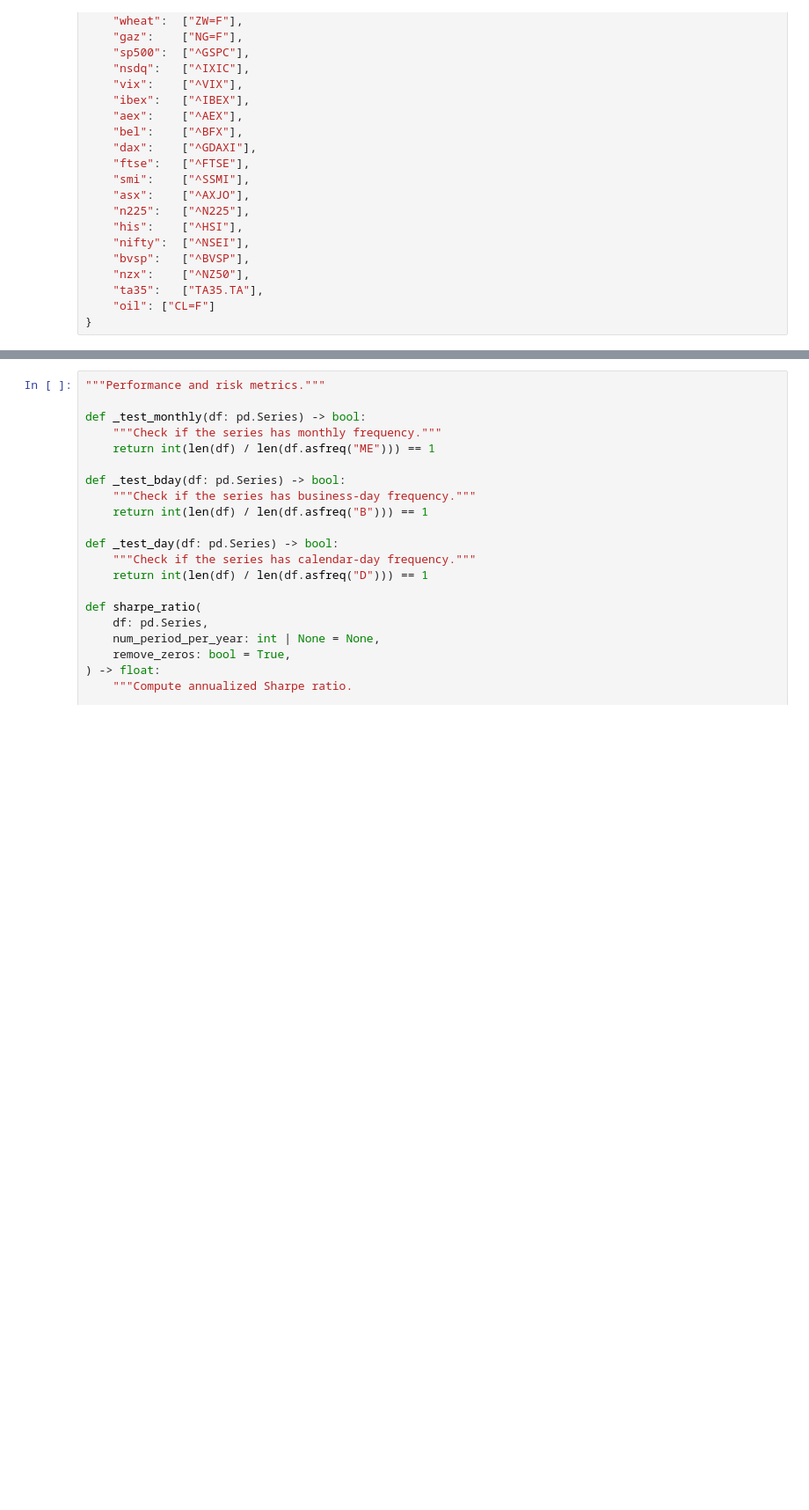
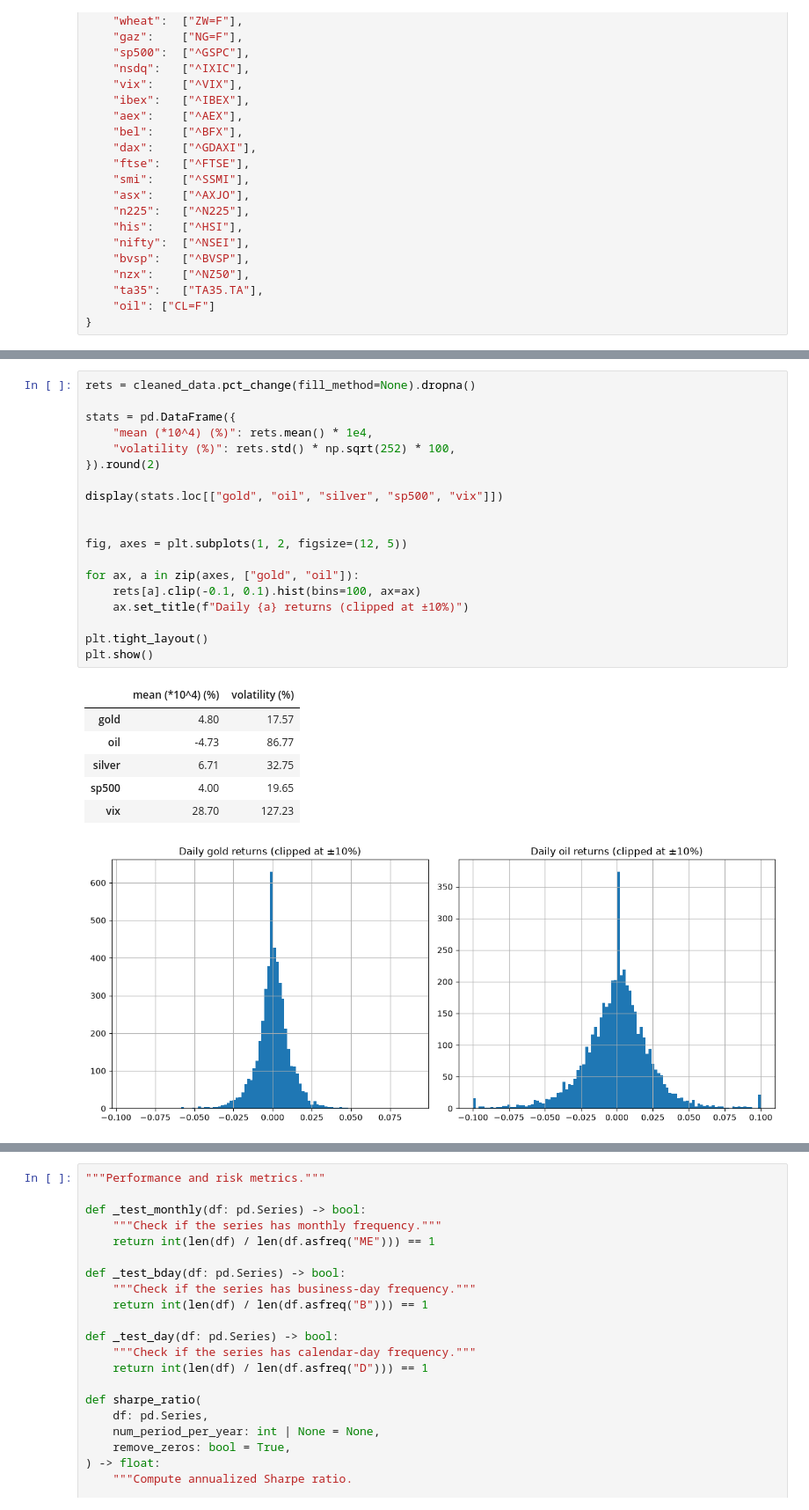
Before and after one commit to phounkpe2004/ML-for-Trading-ENSAE-3A, a Jupyter notebook: ml_trading.ipynb, the cells around one changed output, grey strips where cells are left out. Shown at 88% size. Drawn from its saved outputs; the diff is of its cells as text; blank space fills up the shorter version.

```diff
--- a/ml_trading.ipynb
+++ b/ml_trading.ipynb
@@ -244,0 +277,27 @@ def prepare_tuning_data(features: pd.DataFrame, target: pd.DataFrame, tuning_end
+# %%
+rets = cleaned_data.pct_change(fill_method=None).dropna()
+
+stats = pd.DataFrame({
+    "mean (*10^4) (%)": rets.mean() * 1e4,
+    "volatility (%)": rets.std() * np.sqrt(252) * 100,
+}).round(2)
+
+display(stats.loc[["gold", "oil", "silver", "sp500", "vix"]])
+
+
+fig, axes = plt.subplots(1, 2, figsize=(12, 5))
+
+for ax, a in zip(axes, ["gold", "oil"]):
+    rets[a].clip(-0.1, 0.1).hist(bins=100, ax=ax)
+    ax.set_title(f"Daily {a} returns (clipped at ±10%)")
+
+plt.tight_layout()
+plt.show()
+# %% [output]
+|  | mean (*10^4) (%) | volatility (%) |
+| gold | 4.80 | 17.57 |
+| oil | -4.73 | 86.77 |
+| silver | 6.71 | 32.75 |
+| sp500 | 4.00 | 19.65 |
+| vix | 28.70 | 127.23 |
+[figure, added]
```
Also changed, not shown: parts of 74 cells of this notebook.
